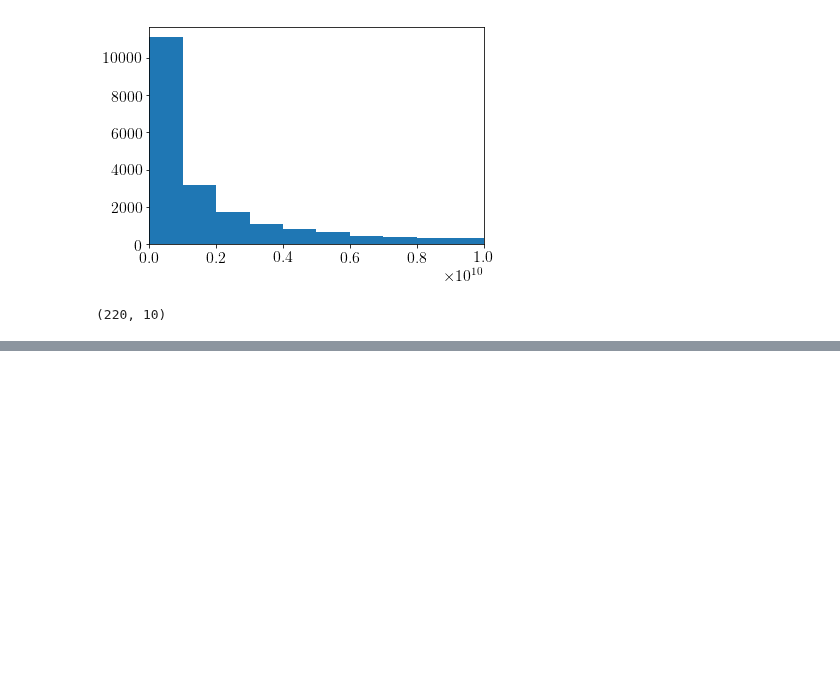
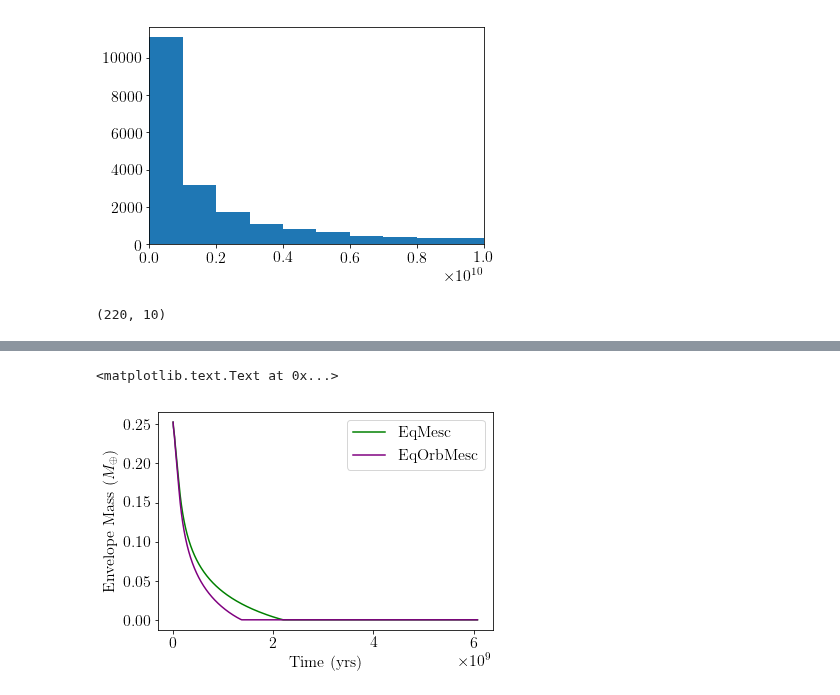
Before and after one commit to dm1681/Merging_Perts, a Jupyter notebook: Research/Merging_Perts/fig_gen.ipynb, the cells around one changed output, grey strips where cells are left out. Saved outputs shown, nothing was run; the diff lists cells and outputs as text; code cells hidden in the pictures; blank space fills up the shorter version.

```diff
--- a/Research/Merging_Perts/fig_gen.ipynb
+++ b/Research/Merging_Perts/fig_gen.ipynb
@@ -747,0 +768,11 @@ ax[1].set_xlabel('Time(yrs)', fontsize=16)
+# %%
+fig,ax = plt.subplots(1,1)
+
+ax.plot(time_eqmesc, envmass_eqmesc, color='green', label='EqMesc')
+ax.plot(time_eqorbmesc, envmass_eqorbmesc, color='purple', label='EqOrbMesc')
+ax.legend(loc=0)
+ax.set_ylabel('Envelope Mass ($M_\oplus$)',fontsize=16)
+ax.set_xlabel('Time (yrs)',fontsize=16)
+# %% [output]
+<matplotlib.text.Text at 0x...>
+[figure, added]
```
Also changed, not shown: parts of 8 cells of this notebook.
